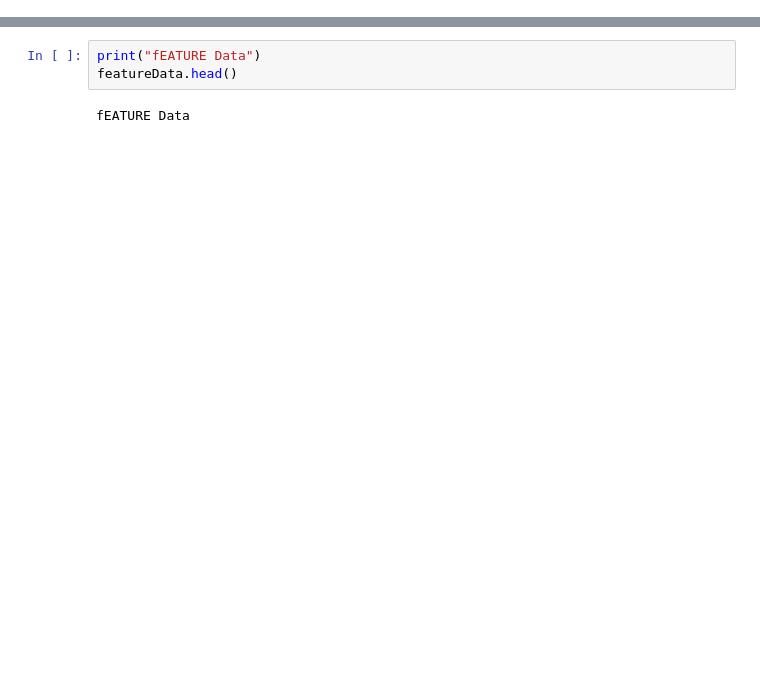
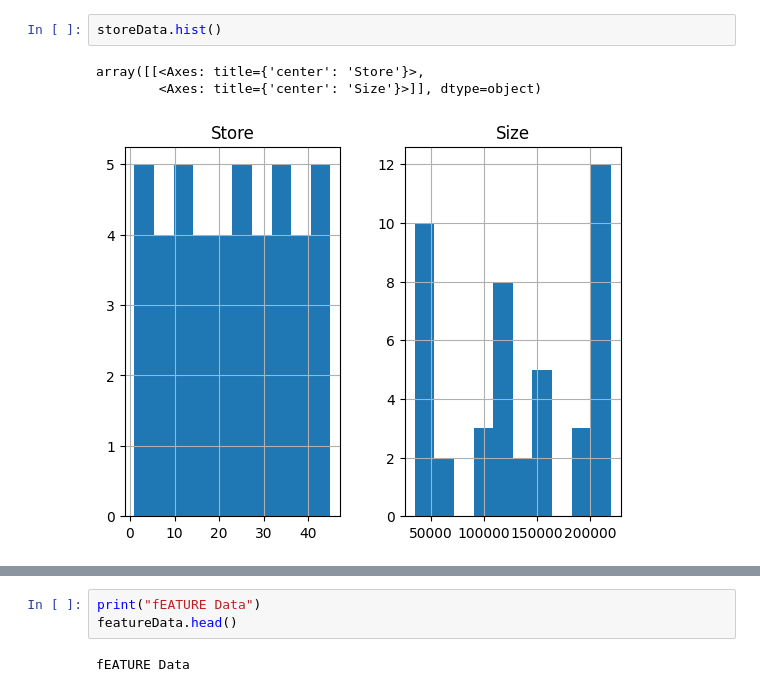
Before and after one commit to akashnarwal7/Walmart-kaggle-Compitetion, a Jupyter notebook: Walmart_Sales_Forecasting.ipynb, the cells around one changed output, grey strips where cells are left out. Cells and saved outputs as stored; diff of their text form; blank space fills up the shorter version.

```diff
--- a/Walmart_Sales_Forecasting.ipynb
+++ b/Walmart_Sales_Forecasting.ipynb
@@ -36,0 +54,6 @@ store Data
+# %%
+storeData.hist()
+# %% [output]
+array([[<Axes: title={'center': 'Store'}>,
+        <Axes: title={'center': 'Size'}>]], dtype=object)
+[figure, added]
```
Also changed, not shown: parts of 8 cells of this notebook.
